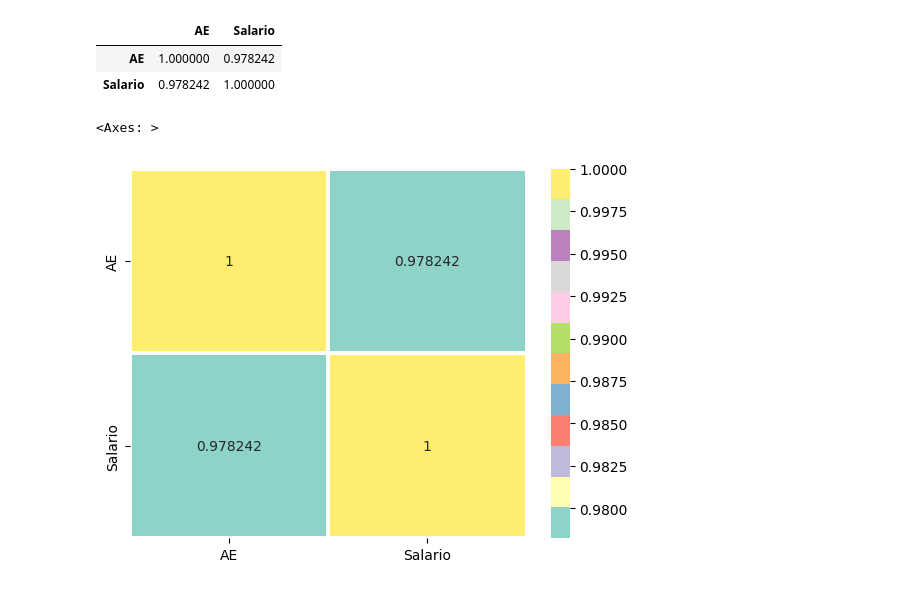
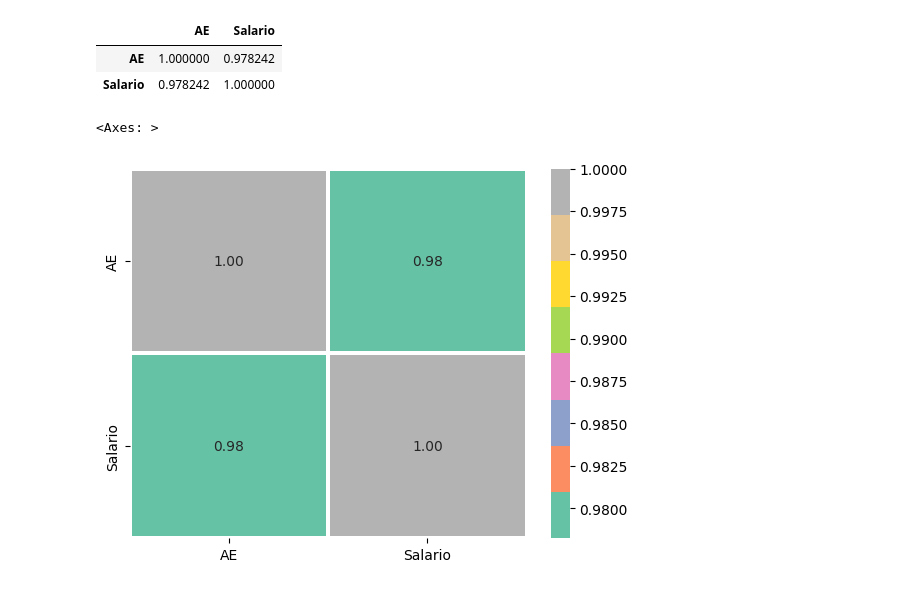
Before and after one commit to d4vhost/MachineLearning, a Jupyter notebook: Salary_Data.ipynb, the cells around one changed output. Saved outputs shown, nothing was run; the diff lists cells and outputs as text; code cells hidden in the pictures.

```diff
--- a/Salary_Data.ipynb
+++ b/Salary_Data.ipynb
@@ -59,9 +61,9 @@ df.corr()
 # %%
 import seaborn as sns
 sns.heatmap(df.corr(),
-annot=True, fmt='.6g',
+annot=True, fmt='.2f',
 linewidths=1.5,
-cmap="Set3")
+cmap="Set2")
 # %% [output]
 <Axes: >
-[figure, old version]
+[figure, new version]
```
Also changed, not shown: parts of 6 cells of this notebook.
